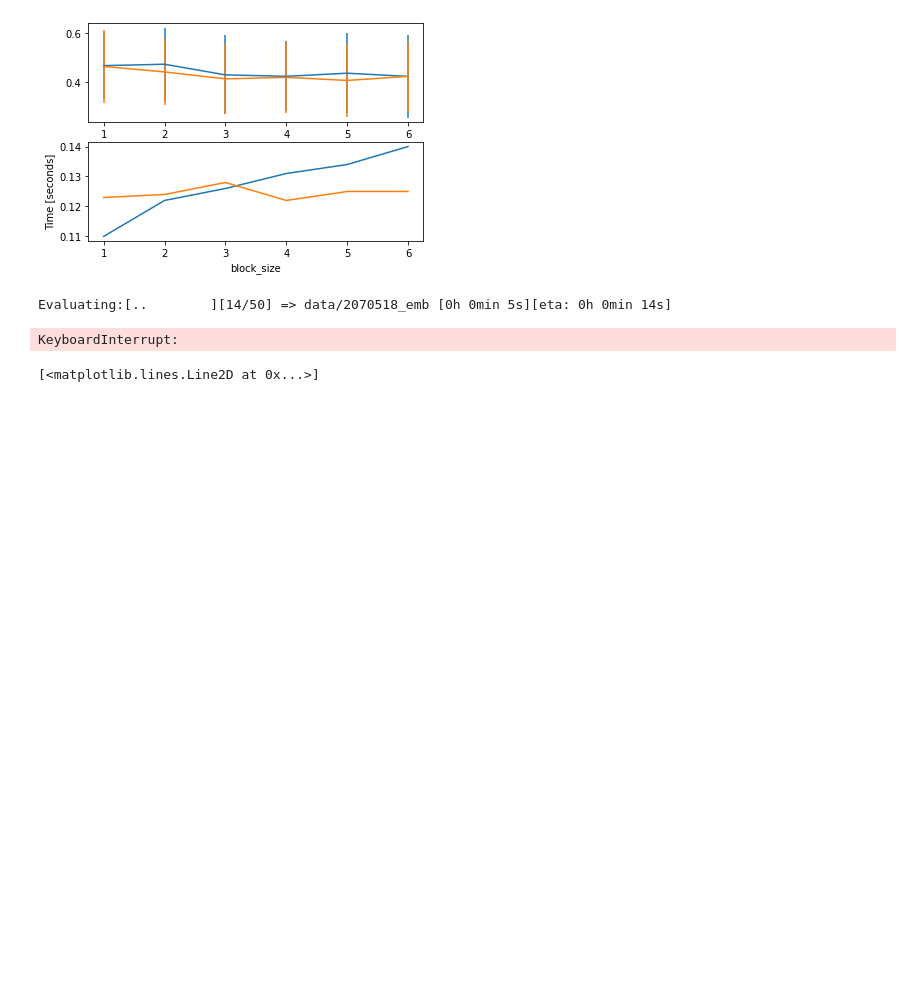
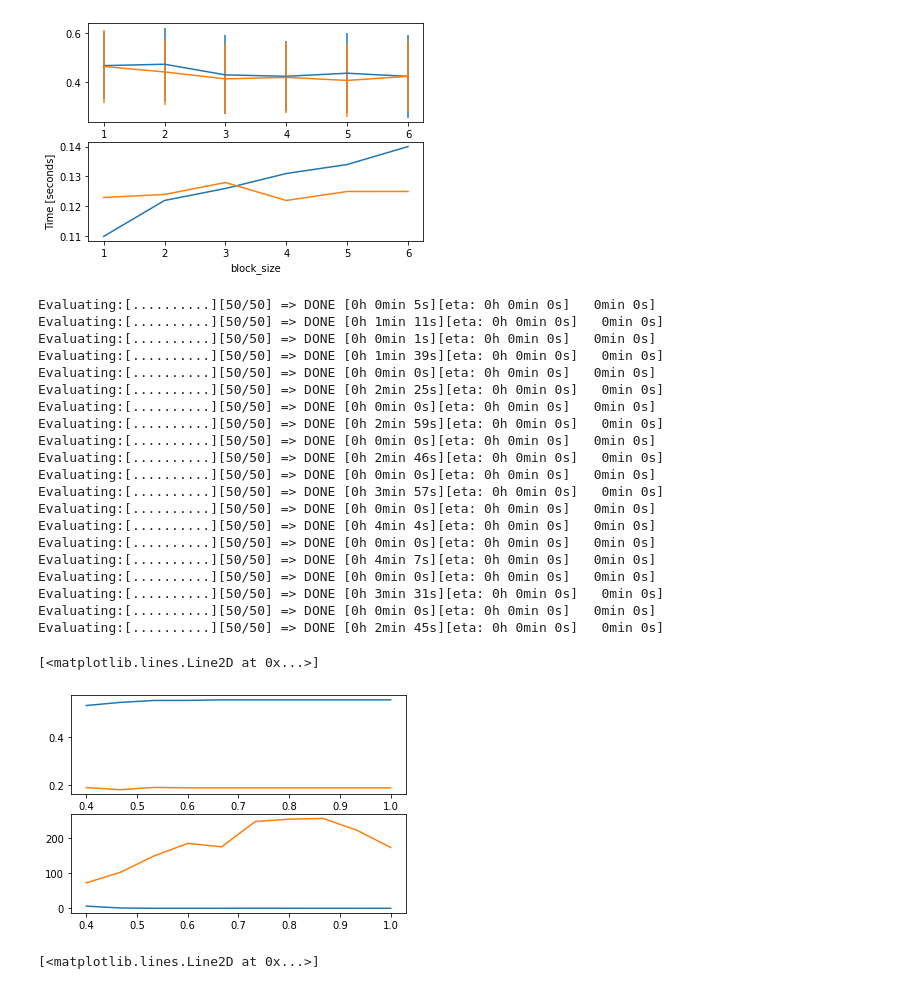
Before and after one commit to radkoder/Text-Segmentation, a Jupyter notebook: src/playground.ipynb, the cells around one changed output. Cells and saved outputs as stored; diff of their text form; code cells hidden in the pictures; blank space fills up the shorter version.

```diff
--- a/src/playground.ipynb
+++ b/src/playground.ipynb
@@ -446,36 +446,56 @@ Evaluating:[..........][50/50] => DONE [0h 0min 0s][eta: 0h 0min 0s]   0min 0s]
 from evaluation import evaluate_segmenter
 from algorithms import simple, graphseg
 from datasets import EmbeddedDataset
 import matplotlib.pyplot as plt
 import numpy as np
 import time
 Ms, Ms2 = [], []
 Ts,Ts2 = [], []
-l = np.linspace(0.2,1,num=10)
+l = np.linspace(0.4,1,num=10)
 for n in l:
     gs = graphseg.with_params(threshold = n,n_min_seg = 3,clique_finder='precise')
     gs2 = graphseg.with_params(threshold = n,n_min_seg = 3,clique_finder='clique_removal')
     with EmbeddedDataset('wiki_segments.npz') as ds:
         start = time.time()
         p1,w1 = evaluate_segmenter(ds,gs,4)
         end = time.time()
         Ts.append(end - start)
         start = time.time()
         p2,w2 = evaluate_segmenter(ds,gs2,4)
         end = time.time()
         Ts2.append(end - start)
     Ms.append(np.mean(w1))
     Ms2.append(np.std(w2))
 
 plt.subplot(211)
 plt.plot(l,Ms)
 plt.plot(l,Ms2)
 plt.subplot(212)
 plt.plot(l,Ts)
 plt.plot(l,Ts2)
 # %% [output]
-Evaluating:[..        ][14/50] => data/2070518_emb [0h 0min 5s][eta: 0h 0min 14s]
+Evaluating:[..........][50/50] => DONE [0h 0min 5s][eta: 0h 0min 0s]   0min 0s]
+Evaluating:[..........][50/50] => DONE [0h 1min 11s][eta: 0h 0min 0s]   0min 0s]
+Evaluating:[..........][50/50] => DONE [0h 0min 1s][eta: 0h 0min 0s]   0min 0s]
+Evaluating:[..........][50/50] => DONE [0h 1min 39s][eta: 0h 0min 0s]   0min 0s]
+Evaluating:[..........][50/50] => DONE [0h 0min 0s][eta: 0h 0min 0s]   0min 0s]
+Evaluating:[..........][50/50] => DONE [0h 2min 25s][eta: 0h 0min 0s]   0min 0s]
+Evaluating:[..........][50/50] => DONE [0h 0min 0s][eta: 0h 0min 0s]   0min 0s]
+Evaluating:[..........][50/50] => DONE [0h 2min 59s][eta: 0h 0min 0s]   0min 0s]
+Evaluating:[..........][50/50] => DONE [0h 0min 0s][eta: 0h 0min 0s]   0min 0s]
+Evaluating:[..........][50/50] => DONE [0h 2min 46s][eta: 0h 0min 0s]   0min 0s]
+Evaluating:[..........][50/50] => DONE [0h 0min 0s][eta: 0h 0min 0s]   0min 0s]
+Evaluating:[..........][50/50] => DONE [0h 3min 57s][eta: 0h 0min 0s]   0min 0s]
+Evaluating:[..........][50/50] => DONE [0h 0min 0s][eta: 0h 0min 0s]   0min 0s]
+Evaluating:[..........][50/50] => DONE [0h 4min 4s][eta: 0h 0min 0s]   0min 0s]
+Evaluating:[..........][50/50] => DONE [0h 0min 0s][eta: 0h 0min 0s]   0min 0s]
+Evaluating:[..........][50/50] => DONE [0h 4min 7s][eta: 0h 0min 0s]   0min 0s]
+Evaluating:[..........][50/50] => DONE [0h 0min 0s][eta: 0h 0min 0s]   0min 0s]
+Evaluating:[..........][50/50] => DONE [0h 3min 31s][eta: 0h 0min 0s]   0min 0s]
+Evaluating:[..........][50/50] => DONE [0h 0min 0s][eta: 0h 0min 0s]   0min 0s]
+Evaluating:[..........][50/50] => DONE [0h 2min 45s][eta: 0h 0min 0s]   0min 0s]
-KeyboardInterrupt:
+[<matplotlib.lines.Line2D at 0x...>]
+[figure, added]
 # %%
 plt.subplot(211)
 plt.plot(Ms)
```
Also changed, not shown: parts of 2 cells of this notebook, 4 other files.
